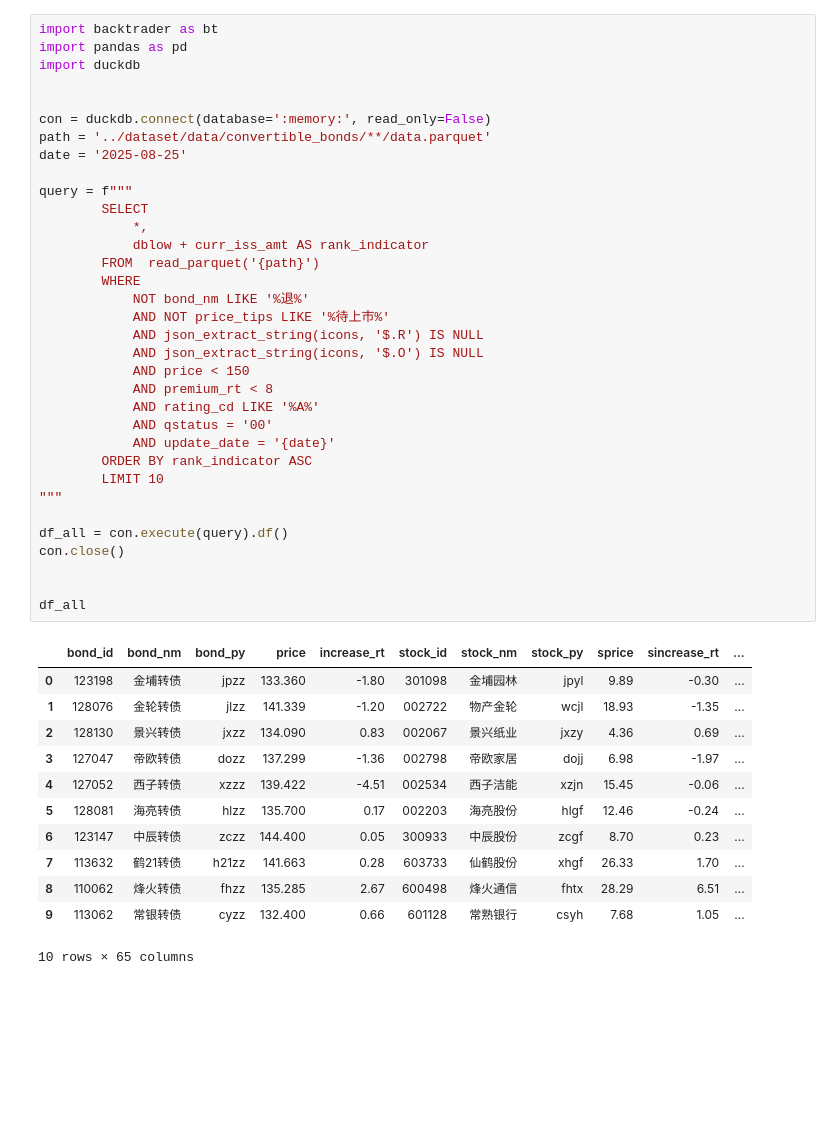
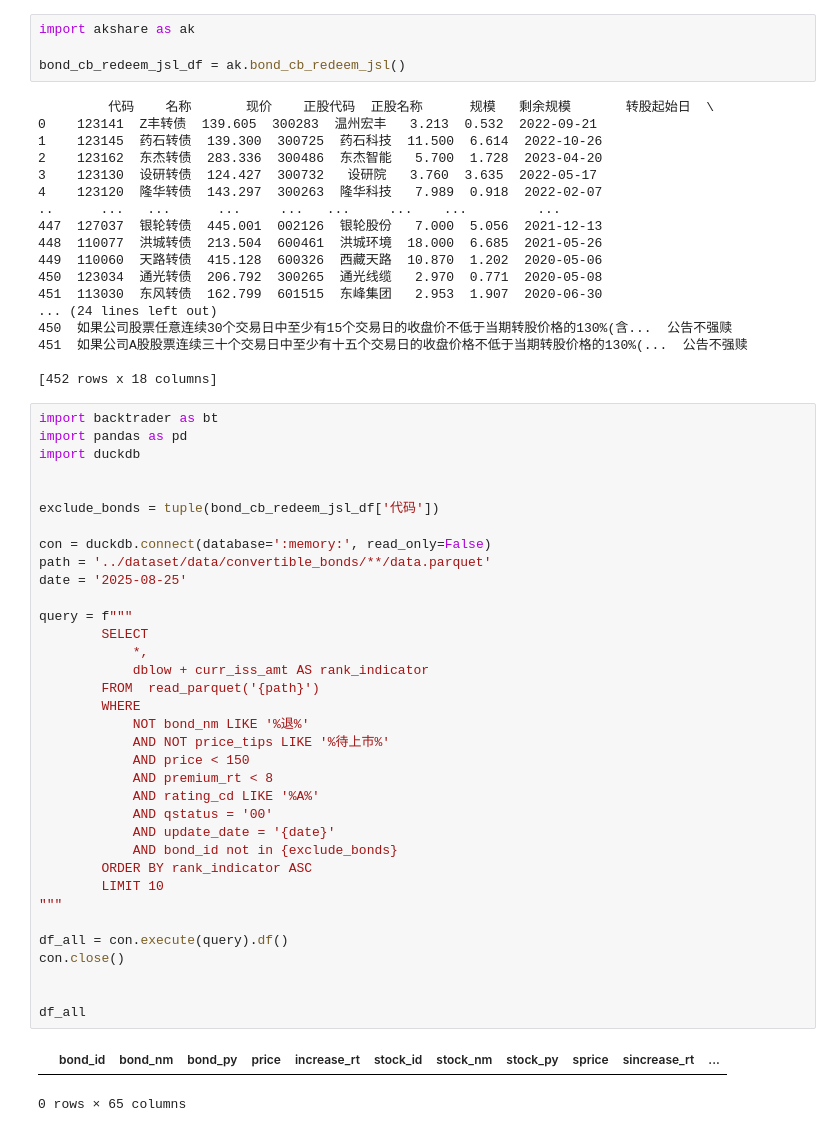
Before and after one commit to le0l1/quant-store, a Jupyter notebook: strategy/double-low.ipynb, the cells around one changed output. Saved outputs shown, nothing was run; the diff lists cells and outputs as text; blank space fills up the shorter version.

```diff
--- a/strategy/double-low.ipynb
+++ b/strategy/double-low.ipynb
@@ -1,47 +1,60 @@
+# %%
+import akshare as ak
+
+bond_cb_redeem_jsl_df = ak.bond_cb_redeem_jsl()
+# %% [output]
+         代码    名称       现价    正股代码  正股名称      规模   剩余规模       转股起始日  \
+0    123141  Z丰转债  139.605  300283  温州宏丰   3.213  0.532  2022-09-21
+1    123145  药石转债  139.300  300725  药石科技  11.500  6.614  2022-10-26
+2    123162  东杰转债  283.336  300486  东杰智能   5.700  1.728  2023-04-20
+3    123130  设研转债  124.427  300732   设研院   3.760  3.635  2022-05-17
+4    123120  隆华转债  143.297  300263  隆华科技   7.989  0.918  2022-02-07
+..      ...   ...      ...     ...   ...     ...    ...         ...
+447  127037  银轮转债  445.001  002126  银轮股份   7.000  5.056  2021-12-13
+448  110077  洪城转债  213.504  600461  洪城环境  18.000  6.685  2021-05-26
+449  110060  天路转债  415.128  600326  西藏天路  10.870  1.202  2020-05-06
+450  123034  通光转债  206.792  300265  通光线缆   2.970  0.771  2020-05-08
+451  113030  东风转债  162.799  601515  东峰集团   2.953  1.907  2020-06-30
+... (24 lines left out)
+450  如果公司股票任意连续30个交易日中至少有15个交易日的收盘价不低于当期转股价格的130%(含...  公告不强赎
+451  如果公司A股股票连续三十个交易日中至少有十五个交易日的收盘价格不低于当期转股价格的130%(...  公告不强赎
+
+[452 rows x 18 columns]
 # %%
 import backtrader as bt
 import pandas as pd
 import duckdb
 
+
+exclude_bonds = tuple(bond_cb_redeem_jsl_df['代码'])
 
 con = duckdb.connect(database=':memory:', read_only=False)
 path = '../dataset/data/convertible_bonds/**/data.parquet'
 date = '2025-08-25'
 
 query = f"""
         SELECT
             *,
             dblow + curr_iss_amt AS rank_indicator
         FROM  read_parquet('{path}')
         WHERE
             NOT bond_nm LIKE '%退%'
             AND NOT price_tips LIKE '%待上市%'
-            AND json_extract_string(icons, '$.R') IS NULL
-            AND json_extract_string(icons, '$.O') IS NULL
             AND price < 150
             AND premium_rt < 8
             AND rating_cd LIKE '%A%'
             AND qstatus = '00'
             AND update_date = '{date}'
+            AND bond_id not in {exclude_bonds}
         ORDER BY rank_indicator ASC
         LIMIT 10
 """
 
 df_all = con.execute(query).df()
 con.close()
 
 
 df_all
 # %% [output]
 |  | bond_id | bond_nm | bond_py | price | increase_rt | stock_id | stock_nm | stock_py | sprice | sincrease_rt | ... |
-| 0 | 123198 | 金埔转债 | jpzz | 133.360 | -1.80 | 301098 | 金埔园林 | jpyl | 9.89 | -0.30 | ... |
-| 1 | 128076 | 金轮转债 | jlzz | 141.339 | -1.20 | 002722 | 物产金轮 | wcjl | 18.93 | -1.35 | ... |
-| 2 | 128130 | 景兴转债 | jxzz | 134.090 | 0.83 | 002067 | 景兴纸业 | jxzy | 4.36 | 0.69 | ... |
-| 3 | 127047 | 帝欧转债 | dozz | 137.299 | -1.36 | 002798 | 帝欧家居 | dojj | 6.98 | -1.97 | ... |
-| 4 | 127052 | 西子转债 | xzzz | 139.422 | -4.51 | 002534 | 西子洁能 | xzjn | 15.45 | -0.06 | ... |
-| 5 | 128081 | 海亮转债 | hlzz | 135.700 | 0.17 | 002203 | 海亮股份 | hlgf | 12.46 | -0.24 | ... |
-| 6 | 123147 | 中辰转债 | zczz | 144.400 | 0.05 | 300933 | 中辰股份 | zcgf | 8.70 | 0.23 | ... |
-| 7 | 113632 | 鹤21转债 | h21zz | 141.663 | 0.28 | 603733 | 仙鹤股份 | xhgf | 26.33 | 1.70 | ... |
-| 8 | 110062 | 烽火转债 | fhzz | 135.285 | 2.67 | 600498 | 烽火通信 | fhtx | 28.29 | 6.51 | ... |
-| 9 | 113062 | 常银转债 | cyzz | 132.400 | 0.66 | 601128 | 常熟银行 | csyh | 7.68 | 1.05 | ... |
-10 rows × 65 columns
+0 rows × 65 columns
```
Also changed, not shown: 5 other files.
